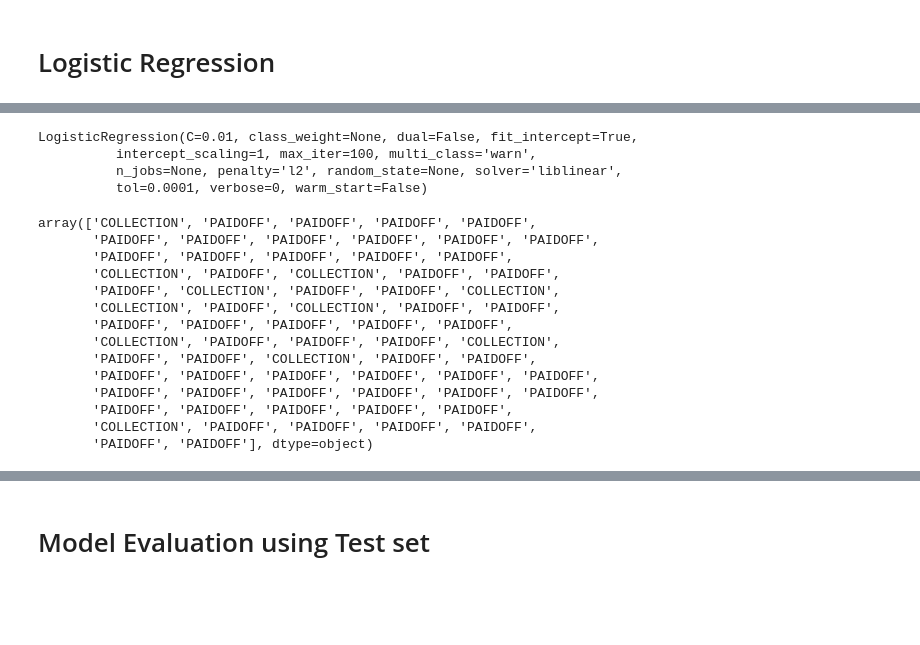
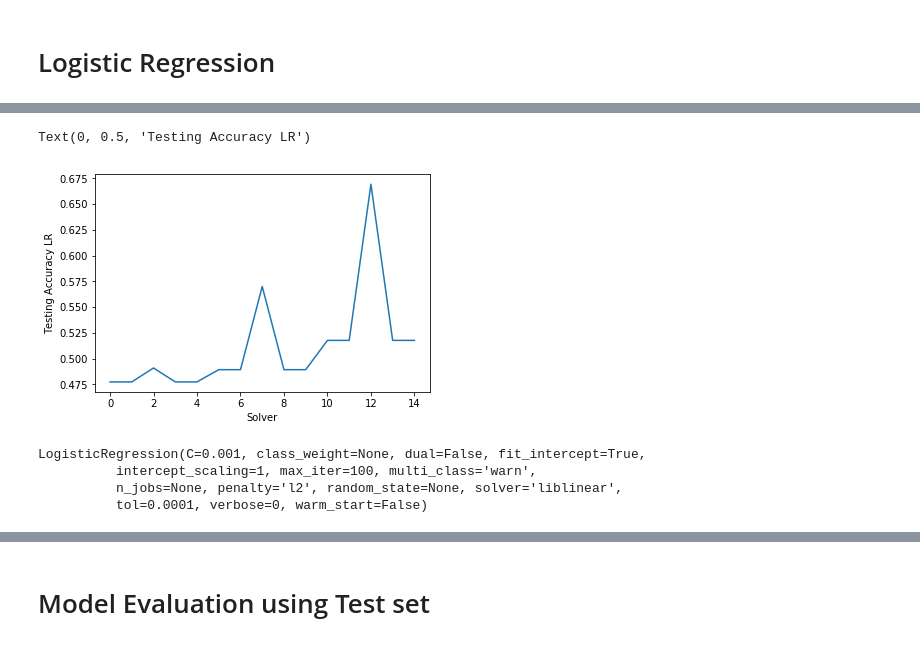
Before and after one commit to marialida/coursera-capstone-project, a Jupyter notebook: MLwPython-Maria-Lida.ipynb, the cells around one changed output, grey strips where cells are left out. Saved outputs shown, nothing was run; the diff lists cells and outputs as text; code cells hidden in the pictures; blank space fills up the shorter version.

```diff
--- a/MLwPython-Maria-Lida.ipynb
+++ b/MLwPython-Maria-Lida.ipynb
@@ -414,7 +443,8 @@ plt.imshow(img,interpolation='nearest')
 # %%
 from sklearn import svm
-svmLoan = svm.SVC(kernel='rbf')
-svmLoan.fit(X_train, y_train)
+svm_Loan = svm.SVC(kernel='rbf')
+svm_Loan.fit(X_train,y_train)
+svm_Loan
 # %% [output]
 SVC(C=1.0, cache_size=200, class_weight=None, coef0=0.0,
   decision_function_shape='ovr', degree=3, gamma='auto_deprecated',
@@ -499,2 +455,24 @@ jaccard_similarity_score(y_test, yhat2)
 # %% [markdown]
 # Logistic Regression
+# %%
+# logistic regression
+from sklearn.linear_model import LogisticRegression
+from sklearn.metrics import log_loss
+
+c_list = [0.1, 0.01, 0.001]
+solver_list = ['newton-cg', 'lbfgs', 'liblinear', 'sag', 'saga']
+idx = []
+accuracy_score_LR = []
+for idx1, c in enumerate(c_list):
+    for idx2, sol in enumerate(solver_list):
+        idx.append(idx2 + idx1 * 5)
+        # perform the test
+        LR = LogisticRegression(C=c, solver=sol).fit(X_train, y_train)
+        # it can predict the outcome
+        lr_yhat = LR.predict(X_test)
+        lr_prob = LR.predict_proba(X_test)
+        print("Test ", (idx2 + idx1 * 5), ": Accuracy at c =", c,"solver=", sol,
+              "is : ", log_loss(y_test, lr_prob))
+        accuracy_score_LR.append(log_loss(y_test, lr_prob))
+lr_prob = LR.predict_proba(X_test)
+log_loss(y_test, lr_prob)
@@ -501,28 +496,16 @@ jaccard_similarity_score(y_test, yhat2)
+# %%
+plt.plot(idx, accuracy_score_LR)
+plt.xlabel('Solver')
+plt.ylabel('Testing Accuracy LR')
+# %% [output]
+Text(0, 0.5, 'Testing Accuracy LR')
+[figure, added]
 # %%
 from sklearn.linear_model import LogisticRegression
-from sklearn.metrics import confusion_matrix
-LRLoan = LogisticRegression(C=0.01, solver='liblinear').fit(X_train,y_train)
-LRLoan
+LR_Loan = LogisticRegression(C=0.001, solver='liblinear').fit(X_train, y_train)
+LR_Loan
 # %% [output]
-LogisticRegression(C=0.01, class_weight=None, dual=False, fit_intercept=True,
+LogisticRegression(C=0.001, class_weight=None, dual=False, fit_intercept=True,
           intercept_scaling=1, max_iter=100, multi_class='warn',
           n_jobs=None, penalty='l2', random_state=None, solver='liblinear',
           tol=0.0001, verbose=0, warm_start=False)
-# %%
-yhat_LR = LRLoan.predict(X_test)
-yhat_LR
-# %% [output]
-array(['COLLECTION', 'PAIDOFF', 'PAIDOFF', 'PAIDOFF', 'PAIDOFF',
-       'PAIDOFF', 'PAIDOFF', 'PAIDOFF', 'PAIDOFF', 'PAIDOFF', 'PAIDOFF',
-       'PAIDOFF', 'PAIDOFF', 'PAIDOFF', 'PAIDOFF', 'PAIDOFF',
-       'COLLECTION', 'PAIDOFF', 'COLLECTION', 'PAIDOFF', 'PAIDOFF',
-       'PAIDOFF', 'COLLECTION', 'PAIDOFF', 'PAIDOFF', 'COLLECTION',
-       'COLLECTION', 'PAIDOFF', 'COLLECTION', 'PAIDOFF', 'PAIDOFF',
-       'PAIDOFF', 'PAIDOFF', 'PAIDOFF', 'PAIDOFF', 'PAIDOFF',
-       'COLLECTION', 'PAIDOFF', 'PAIDOFF', 'PAIDOFF', 'COLLECTION',
-       'PAIDOFF', 'PAIDOFF', 'COLLECTION', 'PAIDOFF', 'PAIDOFF',
-       'PAIDOFF', 'PAIDOFF', 'PAIDOFF', 'PAIDOFF', 'PAIDOFF', 'PAIDOFF',
-       'PAIDOFF', 'PAIDOFF', 'PAIDOFF', 'PAIDOFF', 'PAIDOFF', 'PAIDOFF',
-       'PAIDOFF', 'PAIDOFF', 'PAIDOFF', 'PAIDOFF', 'PAIDOFF',
-       'COLLECTION', 'PAIDOFF', 'PAIDOFF', 'PAIDOFF', 'PAIDOFF',
-       'PAIDOFF', 'PAIDOFF'], dtype=object)
```
Also changed, not shown: parts of 49 cells of this notebook.
